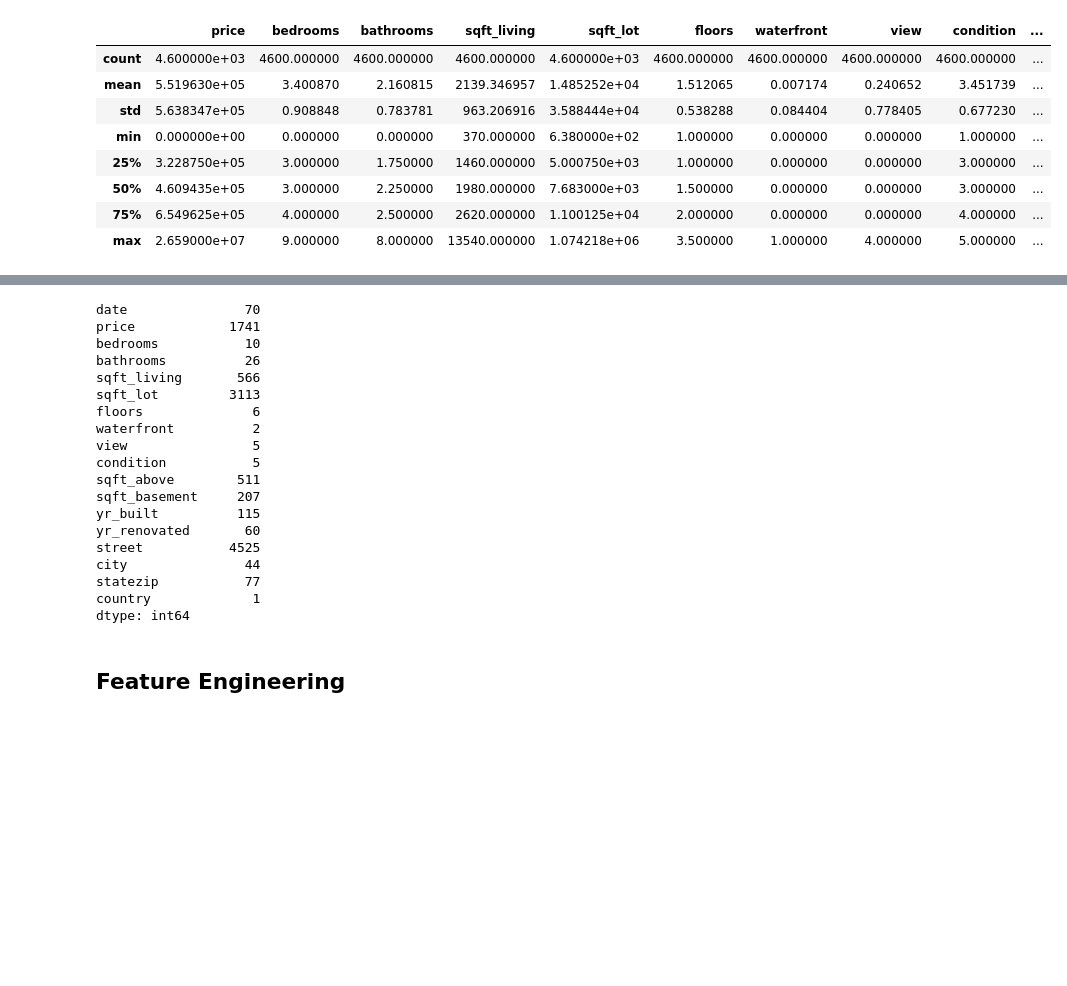
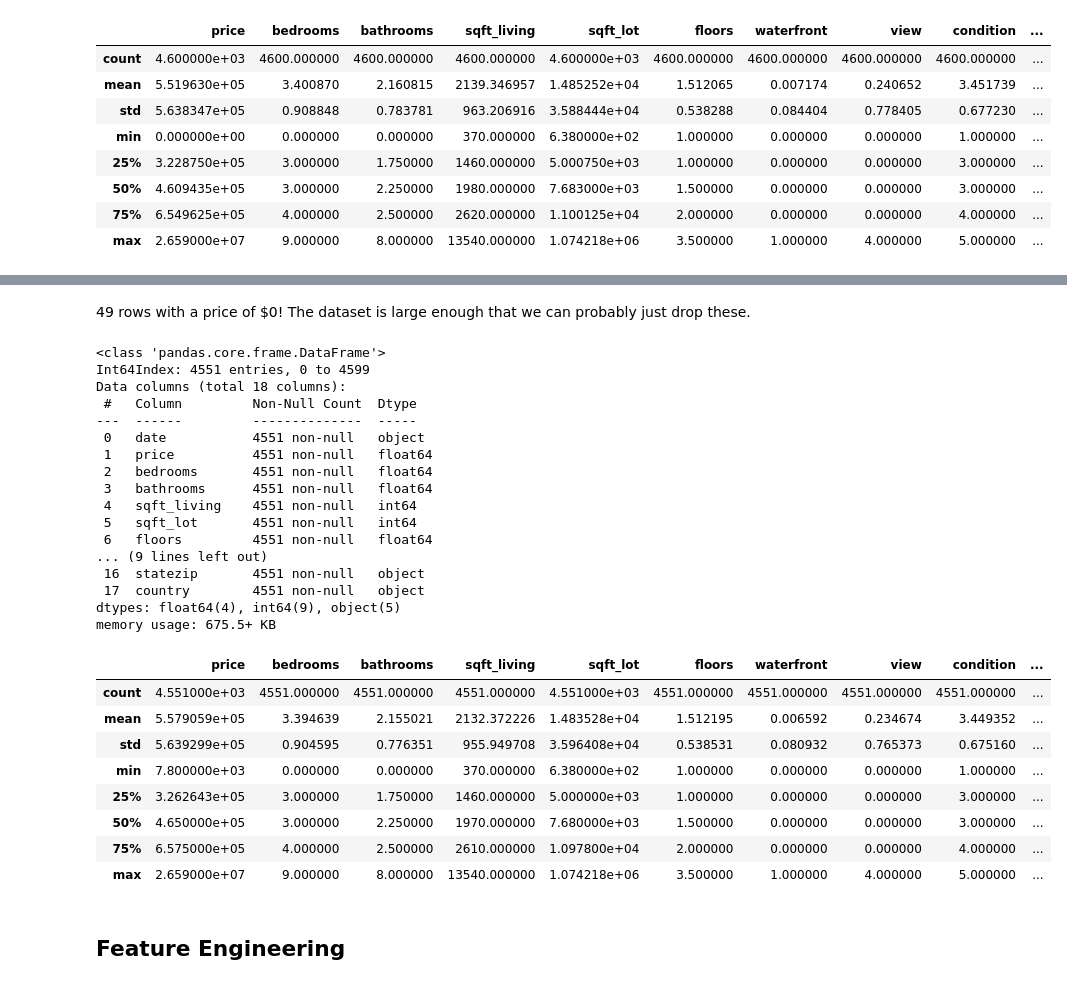
Before and after one commit to jordan-maulino/house_price, a Jupyter notebook: house_price.ipynb, the cells around one changed output, grey strips where cells are left out. Cells and saved outputs as stored; diff of their text form; code cells hidden in the pictures; blank space fills up the shorter version.

Commit message:
dropped rows w price=0

```diff
--- a/house_price.ipynb
+++ b/house_price.ipynb
@@ -47,25 +86,39 @@ house_data.describe()
+# %% [markdown]
+49 rows with a price of $0! The dataset is large enough that we can probably just drop these.
+# %%
+house_data = house_data[house_data['price'] > 0]
 # %%
-house_data.nunique()
+house_data.info()
 # %% [output]
-date               70
-price            1741
-bedrooms           10
-bathrooms          26
-sqft_living       566
-sqft_lot         3113
-floors              6
-waterfront          2
-view                5
-condition           5
-sqft_above        511
-sqft_basement     207
-yr_built          115
-yr_renovated       60
-street           4525
-city               44
-statezip           77
-country             1
-dtype: int64
+<class 'pandas.core.frame.DataFrame'>
+Int64Index: 4551 entries, 0 to 4599
+Data columns (total 18 columns):
+ #   Column         Non-Null Count  Dtype
+---  ------         --------------  -----
+ 0   date           4551 non-null   object
+ 1   price          4551 non-null   float64
+ 2   bedrooms       4551 non-null   float64
+ 3   bathrooms      4551 non-null   float64
+ 4   sqft_living    4551 non-null   int64
+ 5   sqft_lot       4551 non-null   int64
+ 6   floors         4551 non-null   float64
+... (9 lines left out)
+ 16  statezip       4551 non-null   object
+ 17  country        4551 non-null   object
+dtypes: float64(4), int64(9), object(5)
+memory usage: 675.5+ KB
+# %%
+house_data.describe()
+# %% [output]
+|  | price | bedrooms | bathrooms | sqft_living | sqft_lot | floors | waterfront | view | condition | ... |
+| count | 4.551000e+03 | 4551.000000 | 4551.000000 | 4551.000000 | 4.551000e+03 | 4551.000000 | 4551.000000 | 4551.000000 | 4551.000000 | ... |
+| mean | 5.579059e+05 | 3.394639 | 2.155021 | 2132.372226 | 1.483528e+04 | 1.512195 | 0.006592 | 0.234674 | 3.449352 | ... |
+| std | 5.639299e+05 | 0.904595 | 0.776351 | 955.949708 | 3.596408e+04 | 0.538531 | 0.080932 | 0.765373 | 0.675160 | ... |
+| min | 7.800000e+03 | 0.000000 | 0.000000 | 370.000000 | 6.380000e+02 | 1.000000 | 0.000000 | 0.000000 | 1.000000 | ... |
+| 25% | 3.262643e+05 | 3.000000 | 1.750000 | 1460.000000 | 5.000000e+03 | 1.000000 | 0.000000 | 0.000000 | 3.000000 | ... |
+| 50% | 4.650000e+05 | 3.000000 | 2.250000 | 1970.000000 | 7.680000e+03 | 1.500000 | 0.000000 | 0.000000 | 3.000000 | ... |
+| 75% | 6.575000e+05 | 4.000000 | 2.500000 | 2610.000000 | 1.097800e+04 | 2.000000 | 0.000000 | 0.000000 | 4.000000 | ... |
+| max | 2.659000e+07 | 9.000000 | 8.000000 | 13540.000000 | 1.074218e+06 | 3.500000 | 1.000000 | 4.000000 | 5.000000 | ... |
 # %% [markdown]
 ## Feature Engineering
 # %% [markdown]
```
Also changed, not shown: parts of 3 cells of this notebook.
